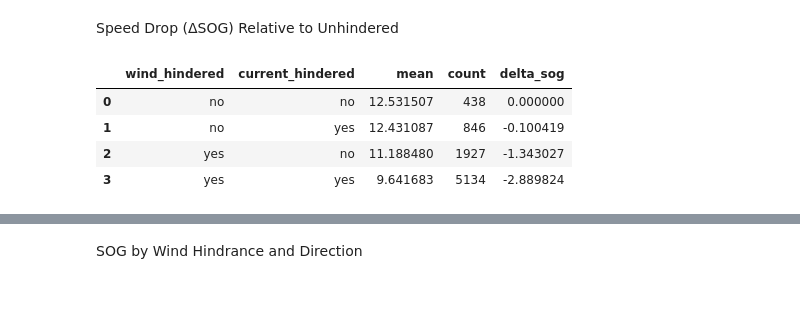
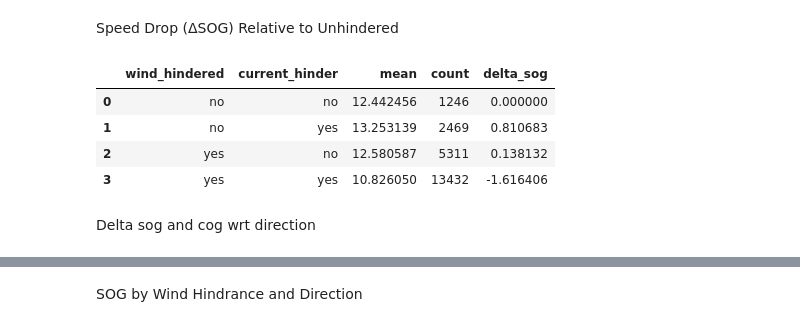
Before and after one commit to AishwaryaCV15/AMS--Maritime-Data-Engineering-Geospatial-Analytics, a Jupyter notebook: Analysis/SOG analysis.ipynb, the cells around one changed output, grey strips where cells are left out. Saved outputs shown, nothing was run; the diff lists cells and outputs as text; code cells hidden in the pictures; blank space fills up the shorter version.

```diff
--- a/Analysis/SOG analysis.ipynb
+++ b/Analysis/SOG analysis.ipynb
@@ -41,13 +41,15 @@ plt.show()
 # %% [markdown]
 Speed Drop (ΔSOG) Relative to Unhindered
 # %%
-grouped = df.groupby(["wind_hindered", "current_hindered"])["sog"].agg(["mean", "count"]).reset_index()
-unhindered_mean = grouped.query("wind_hindered == 'no' and current_hindered == 'no'")["mean"].values[0]
+grouped = df.groupby(["wind_hindered", "current_hinder"])["sog"].agg(["mean", "count"]).reset_index()
+unhindered_mean = grouped.query("wind_hindered == 'no' and current_hinder == 'no'")["mean"].values[0]
 grouped["delta_sog"] = grouped["mean"] - unhindered_mean
 grouped
 # %% [output]
-|  | wind_hindered | current_hindered | mean | count | delta_sog |
-| 0 | no | no | 12.531507 | 438 | 0.000000 |
-| 1 | no | yes | 12.431087 | 846 | -0.100419 |
-| 2 | yes | no | 11.188480 | 1927 | -1.343027 |
-| 3 | yes | yes | 9.641683 | 5134 | -2.889824 |
+|  | wind_hindered | current_hinder | mean | count | delta_sog |
+| 0 | no | no | 12.442456 | 1246 | 0.000000 |
+| 1 | no | yes | 13.253139 | 2469 | 0.810683 |
+| 2 | yes | no | 12.580587 | 5311 | 0.138132 |
+| 3 | yes | yes | 10.826050 | 13432 | -1.616406 |
+# %% [markdown]
+Delta sog and cog wrt direction
```
Also changed, not shown: parts of 25 cells of this notebook, 4 other files.
